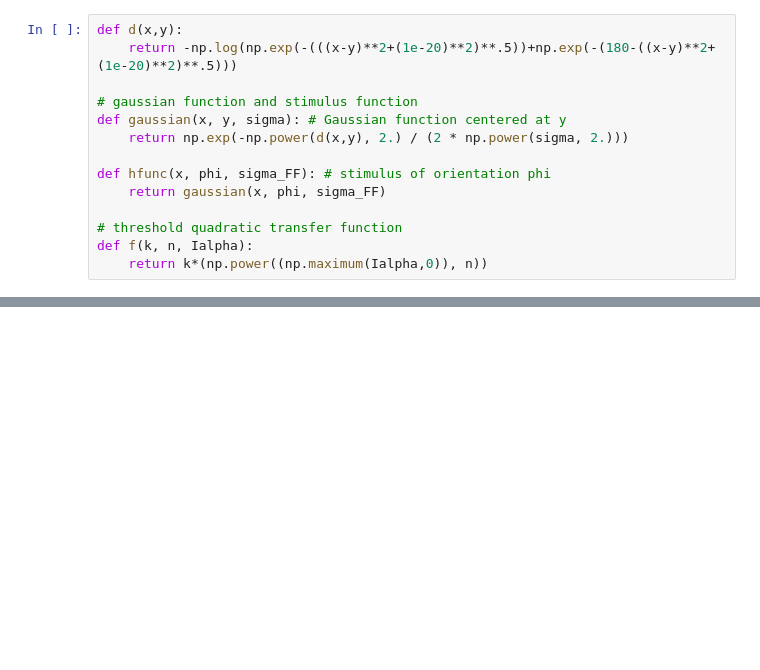
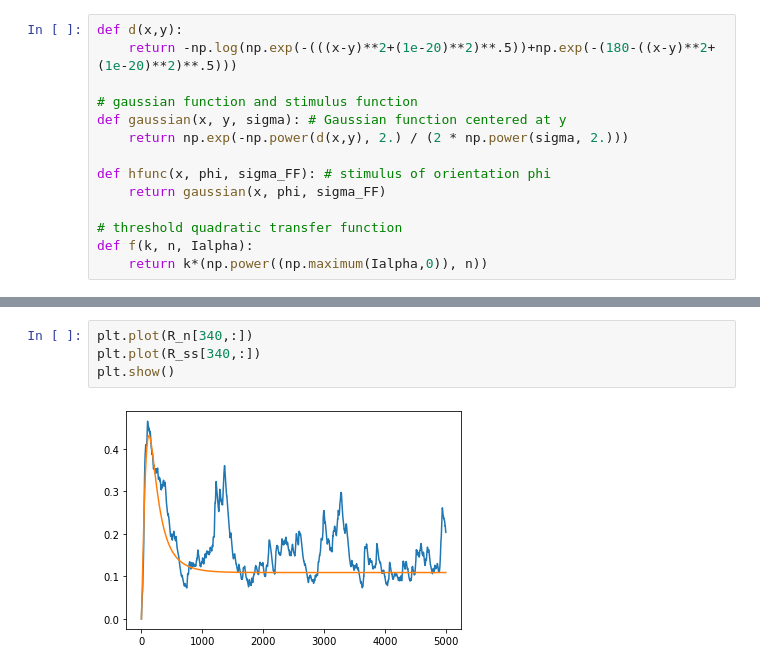
Before and after one commit to alexnegron/SCGB-Fellowship, a Jupyter notebook: Two ring model.ipynb, the cells around one changed output, grey strips where cells are left out. Saved outputs shown, nothing was run; the diff lists cells and outputs as text; blank space fills up the shorter version.

```diff
--- a/Two ring model.ipynb
+++ b/Two ring model.ipynb
@@ -87,0 +166,6 @@ r_E1, r_I1, r_E2, r_I2, R_E1, R_I1, R_E2, R_I2, xs, ts, c, h = two_ring_model(t0
+# %%
+plt.plot(R_n[340,:])
+plt.plot(R_ss[340,:])
+plt.show()
+# %% [output]
+[figure, added]
```
Also changed, not shown: parts of 28 cells of this notebook.
